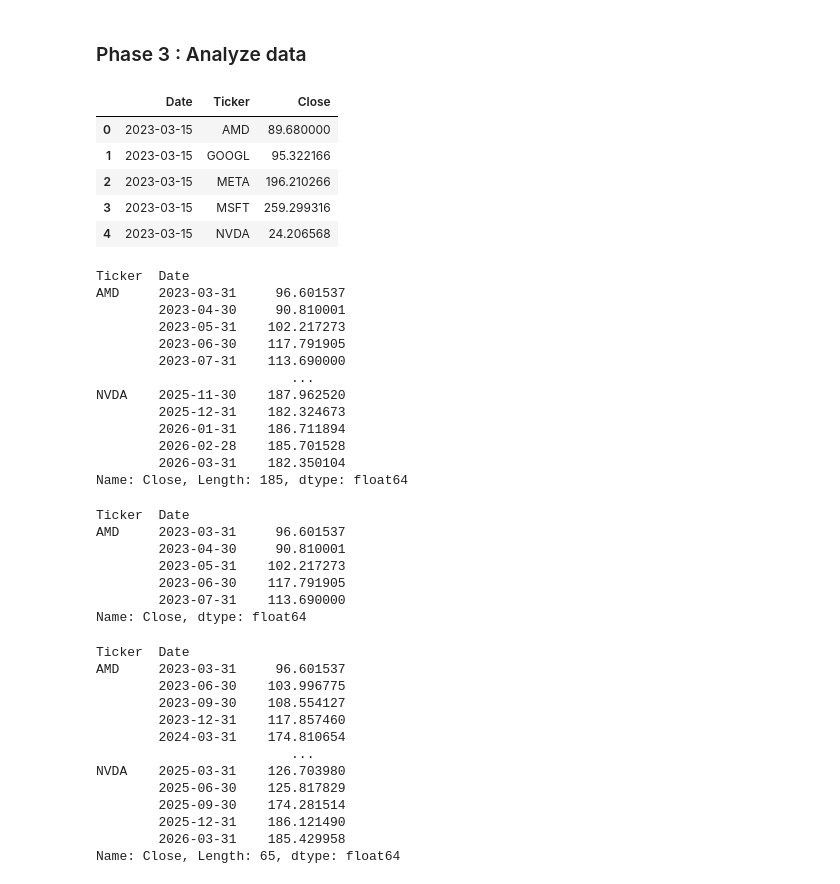
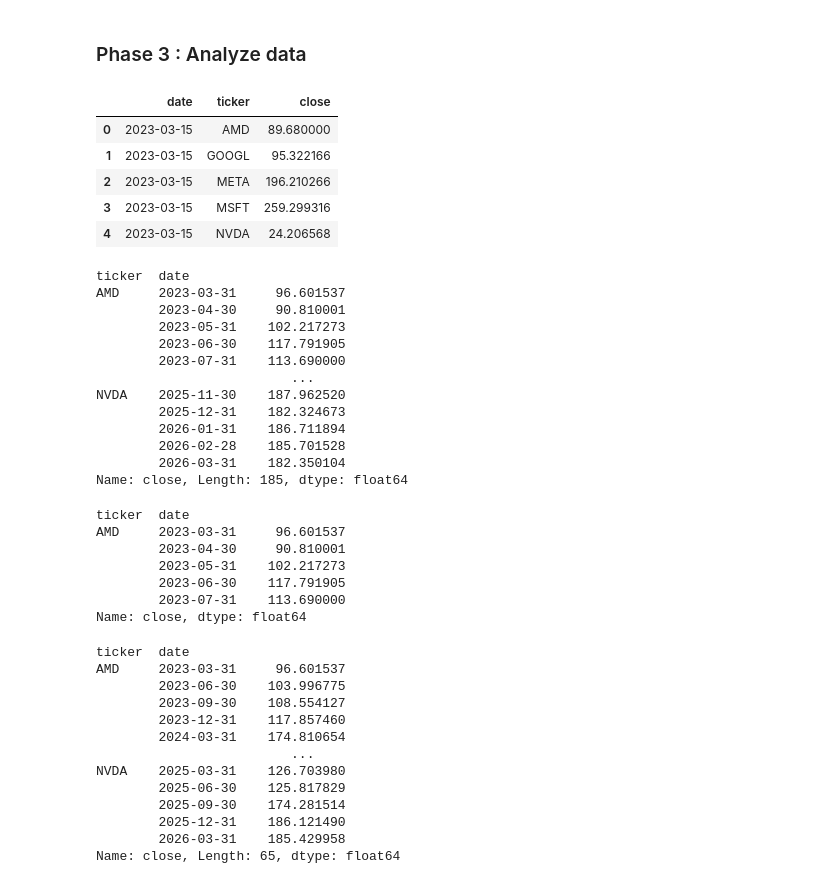
Before and after one commit to awomann/stock-analyzer, a Jupyter notebook: stock_analyzer.ipynb, the cells around one changed output. Saved outputs shown, nothing was run; the diff lists cells and outputs as text; code cells hidden in the pictures.

```diff
--- a/stock_analyzer.ipynb
+++ b/stock_analyzer.ipynb
@@ -261,10 +261,10 @@ df.head()
 # %%
 # Reshape data
 
-reshaped_data = df["Close"].stack().reset_index().rename(columns={0: "Close"})
+reshaped_data = df["Close"].stack().reset_index().rename(columns={0: "close", "Ticker": "ticker", "Date": "date"})
 reshaped_data.head()
 # %% [output]
-|  | Date | Ticker | Close |
+|  | date | ticker | close |
 | 0 | 2023-03-15 | AMD | 89.680000 |
 | 1 | 2023-03-15 | GOOGL | 95.322166 |
 | 2 | 2023-03-15 | META | 196.210266 |
@@ -277,9 +277,9 @@ reshaped_data = reshaped_data.set_index('Date')
 
 # reshaped_data.dtypes
 
-reshaped_data.groupby(["Ticker", pd.Grouper(freq='ME')])["Close"].mean()
+reshaped_data.groupby(["ticker", pd.Grouper(freq="ME")])["close"].mean()
 # %% [output]
-Ticker  Date
+ticker  date
 AMD     2023-03-31     96.601537
         2023-04-30     90.810001
         2023-05-31    102.217273
@@ -291,24 +291,24 @@ NVDA    2025-11-30    187.962520
         2026-01-31    186.711894
         2026-02-28    185.701528
         2026-03-31    182.350104
-Name: Close, Length: 185, dtype: float64
+Name: close, Length: 185, dtype: float64
 # %%
 # Explore monthly trends
 
-monthly_close = reshaped_data.groupby(["Ticker", pd.Grouper(freq='ME')])["Close"].mean()
+monthly_close = reshaped_data.groupby(["ticker", pd.Grouper(freq="ME")])["close"].mean()
 monthly_close.head()
 # %% [output]
-Ticker  Date
+ticker  date
 AMD     2023-03-31     96.601537
         2023-04-30     90.810001
         2023-05-31    102.217273
         2023-06-30    117.791905
         2023-07-31    113.690000
-Name: Close, dtype: float64
+Name: close, dtype: float64
 # %%
-reshaped_data.groupby(["Ticker", pd.Grouper(freq='QE')])["Close"].mean()
+reshaped_data.groupby(["ticker", pd.Grouper(freq="QE")])["close"].mean()
 # %% [output]
-Ticker  Date
+ticker  date
 AMD     2023-03-31     96.601537
         2023-06-30    103.996775
         2023-09-30    108.554127
@@ -320,7 +320,7 @@ NVDA    2025-03-31    126.703980
         2025-09-30    174.281514
         2025-12-31    186.121490
         2026-03-31    185.429958
-Name: Close, Length: 65, dtype: float64
+Name: close, Length: 65, dtype: float64
 # %%
 # Explore quarterly trends
 
```
Also changed, not shown: parts of 14 cells of this notebook.
